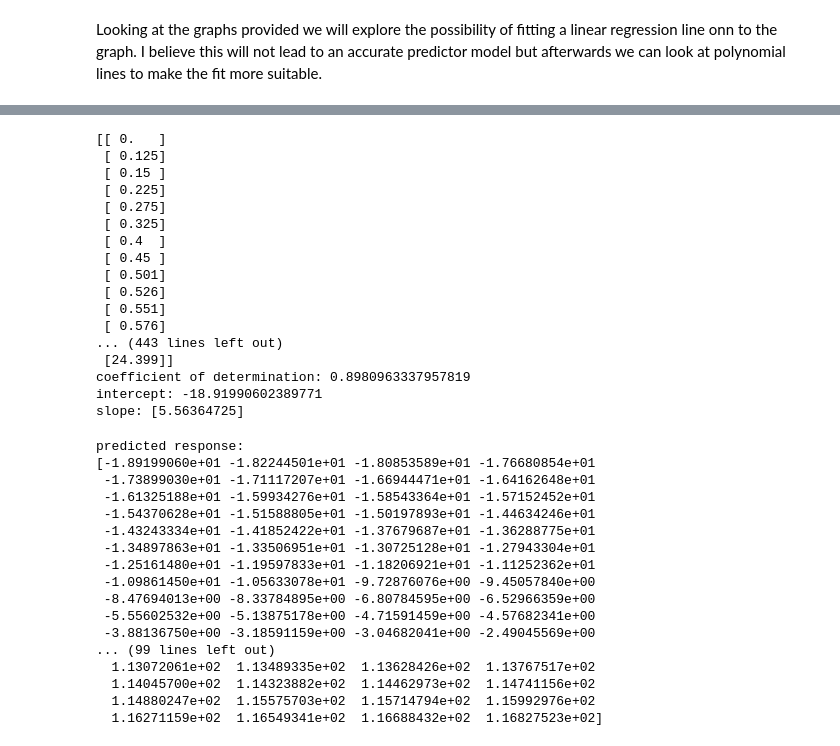
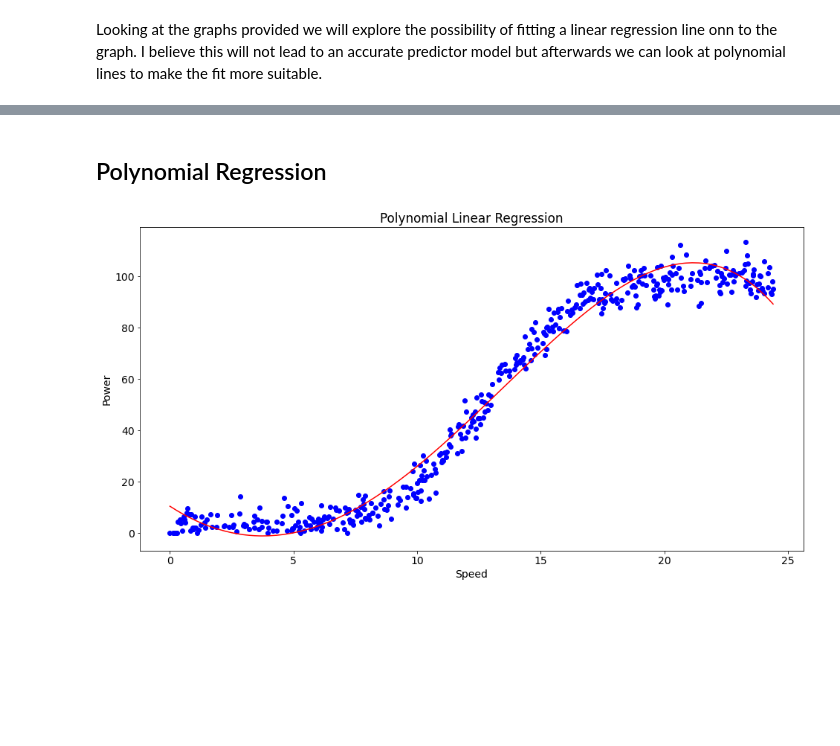
Before and after one commit to IanWafer/Machine-Learning-and-Statistics-Project, a Jupyter notebook: Machine Learning & Statistics Project.ipynb, the cells around one changed output, grey strips where cells are left out. Cells and saved outputs as stored; diff of their text form; code cells hidden in the pictures; blank space fills up the shorter version.

```diff
--- a/Machine Learning & Statistics Project.ipynb
+++ b/Machine Learning & Statistics Project.ipynb
@@ -156,54 +248,22 @@ From the plot above we can see that a straight line through
-# %%
-y = df.power.to_numpy()
-x = df.speed.to_numpy().reshape(-1, 1) # reshape called as array is required to be two-dimensional
-print(x)
-
-model = LinearRegression().fit(x, y)
-
-r_sq = model.score(x, y)
-print('coefficient of determination:', r_sq)
-
-print('intercept:', model.intercept_)
-
-print('slope:', model.coef_)
-# %% [output]
-[[ 0.   ]
- [ 0.125]
- [ 0.15 ]
- [ 0.225]
- [ 0.275]
- [ 0.325]
- [ 0.4  ]
- [ 0.45 ]
- [ 0.501]
- [ 0.526]
- [ 0.551]
- [ 0.576]
-... (443 lines left out)
- [24.399]]
-coefficient of determination: 0.8980963337957819
-intercept: -18.91990602389771
-slope: [5.56364725]
-# %%
-test=[[21.396]]
-
-y_pred = model.predict(x)
-print('predicted response:', y_pred, sep='\n')
-# %% [output]
-predicted response:
-[-1.89199060e+01 -1.82244501e+01 -1.80853589e+01 -1.76680854e+01
- -1.73899030e+01 -1.71117207e+01 -1.66944471e+01 -1.64162648e+01
- -1.61325188e+01 -1.59934276e+01 -1.58543364e+01 -1.57152452e+01
- -1.54370628e+01 -1.51588805e+01 -1.50197893e+01 -1.44634246e+01
- -1.43243334e+01 -1.41852422e+01 -1.37679687e+01 -1.36288775e+01
- -1.34897863e+01 -1.33506951e+01 -1.30725128e+01 -1.27943304e+01
- -1.25161480e+01 -1.19597833e+01 -1.18206921e+01 -1.11252362e+01
- -1.09861450e+01 -1.05633078e+01 -9.72876076e+00 -9.45057840e+00
- -8.47694013e+00 -8.33784895e+00 -6.80784595e+00 -6.52966359e+00
- -5.55602532e+00 -5.13875178e+00 -4.71591459e+00 -4.57682341e+00
- -3.88136750e+00 -3.18591159e+00 -3.04682041e+00 -2.49045569e+00
-... (99 lines left out)
-  1.13072061e+02  1.13489335e+02  1.13628426e+02  1.13767517e+02
-  1.14045700e+02  1.14323882e+02  1.14462973e+02  1.14741156e+02
-  1.14880247e+02  1.15575703e+02  1.15714794e+02  1.15992976e+02
-  1.16271159e+02  1.16549341e+02  1.16688432e+02  1.16827523e+02]
+# %% [markdown]
+## Polynomial Regression
+# %%
+# Fitting Polynomial Regression to the dataset. https://towardsdatascience.com/machine-learning-polynomial-regression-with-python-5328e4e8a386
+
+poly_reg = PolynomialFeatures(degree=4)
+X_poly = poly_reg.fit_transform(x)
+pol_reg = LinearRegression()
+pol_reg.fit(X_poly, y)
+
+# Visualizing the Polymonial Regression results
+def viz_polymonial():
+    plt.scatter(x, y, color='blue')
+    plt.plot(x, pol_reg.predict(poly_reg.fit_transform(x)), color='red')
+    plt.title('Polynomial Linear Regression')
+    plt.xlabel('Speed')
+    plt.ylabel('Power')
+    plt.show()
+    return
+viz_polymonial()
+# %% [output]
+[figure, added]
```
Also changed, not shown: parts of 18 cells of this notebook.
